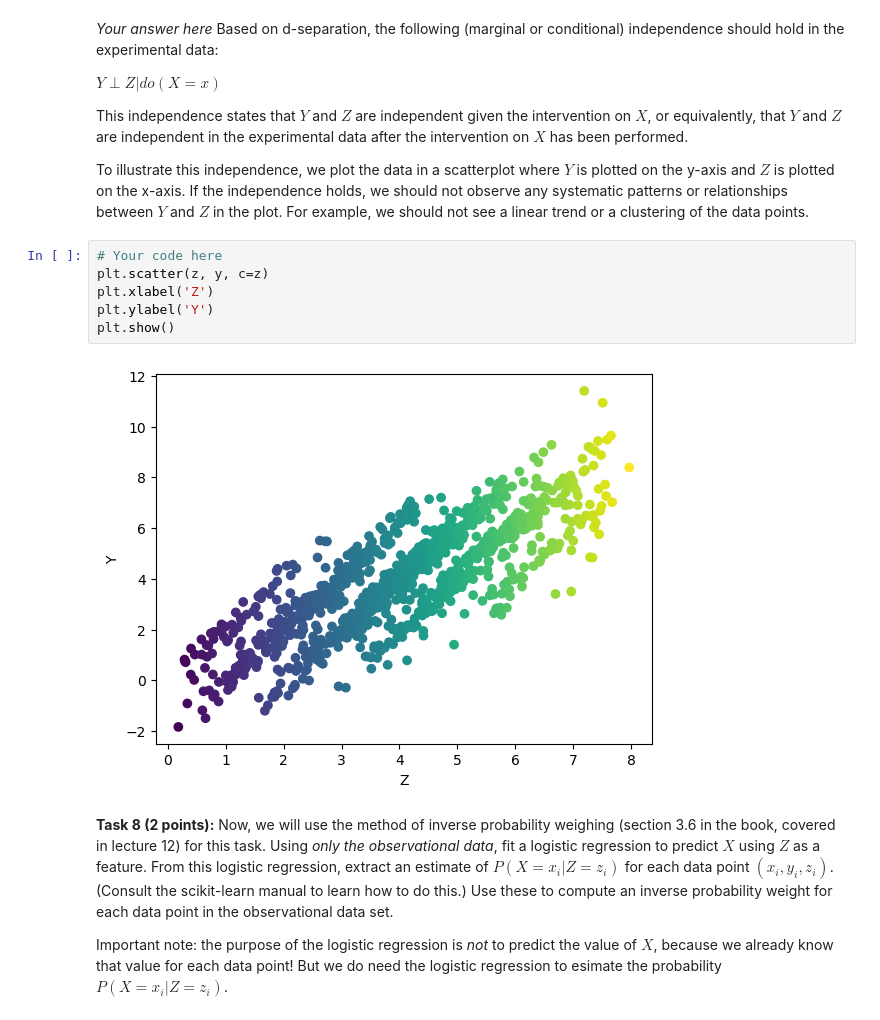
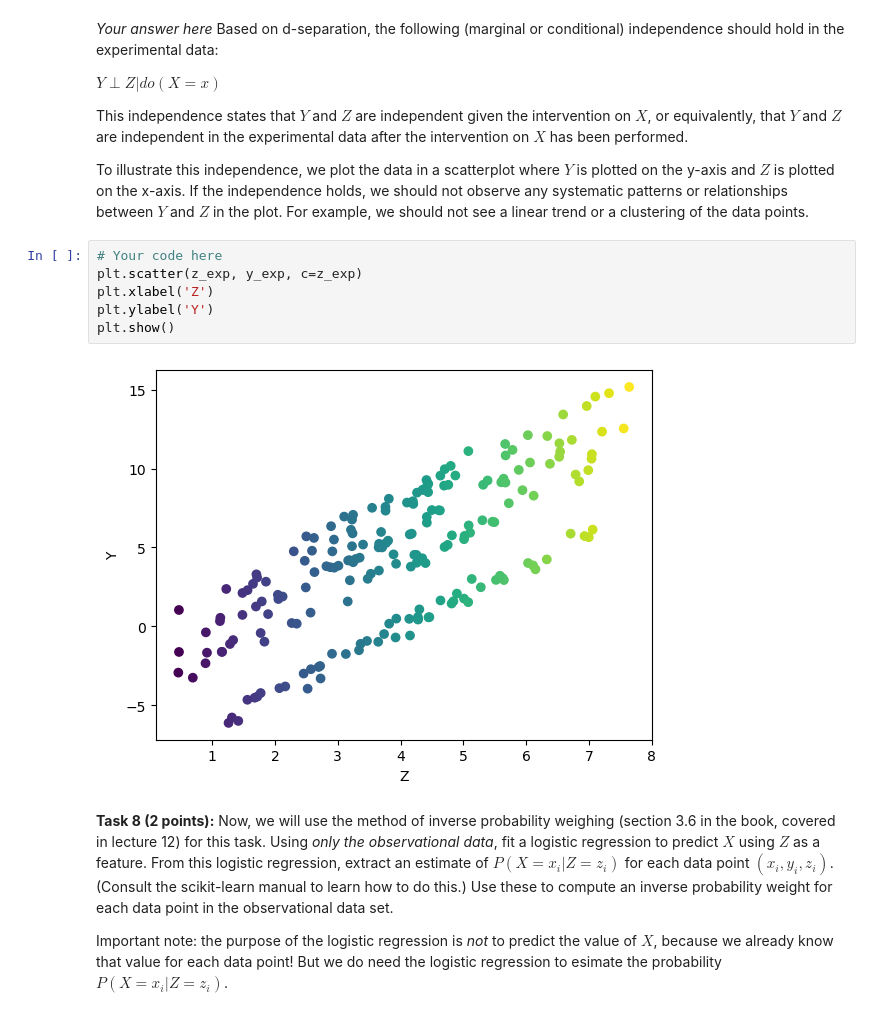
Before and after one commit to leonardocarboni/aml-carboni-bais, a Jupyter notebook: Assignment 3/bais_carboni.ipynb, the cells around one changed output. Cells and saved outputs as stored; diff of their text form.

Commit message:
plot aggiustati
C'è ancora una cosa che non mi torna, nella question 7 dicono che non dovrebbero esserci pattern lineari ma ci sono, forse come generiamo i dati experimental è sbagliato boh

```diff
--- a/Assignment 3/bais_carboni.ipynb
+++ b/Assignment 3/bais_carboni.ipynb
@@ -166,12 +167,12 @@ This independence states that $Y$ and $Z$ are independent given the intervention
 To illustrate this independence, we plot the data in a scatterplot where $Y$ is plotted on the y-axis and $Z$ is plotted on the x-axis. If the independence holds, we should not observe any systematic patterns or relationships between $Y$ and $Z$ in the plot. For example, we should not see a linear trend or a clustering of the data points.
 # %%
 # Your code here
-plt.scatter(z, y, c=z)
+plt.scatter(z_exp, y_exp, c=z_exp)
 plt.xlabel('Z')
 plt.ylabel('Y')
 plt.show()
 # %% [output]
-[figure, old version]
+[figure, new version]
 # %% [markdown]
 **Task 8 (2 points):** Now, we will use the method of inverse probability weighing (section 3.6 in the book, covered in lecture 12) for this task. Using *only the observational data*, fit a logistic regression to predict $X$ using $Z$ as a feature. From this logistic regression, extract an estimate of $P(X=x_i|Z=z_i)$ for each data point $(x_i, y_i, z_i)$. (Consult the scikit-learn manual to learn how to do this.) Use these to compute an inverse probability weight for each data point in the observational data set.
 
```
Also changed, not shown: parts of 6 cells of this notebook.
